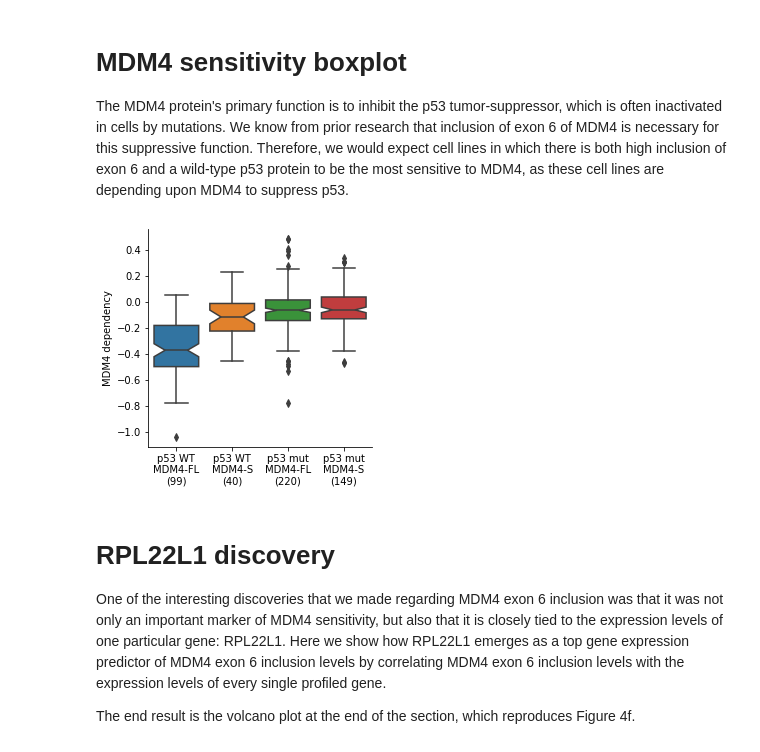
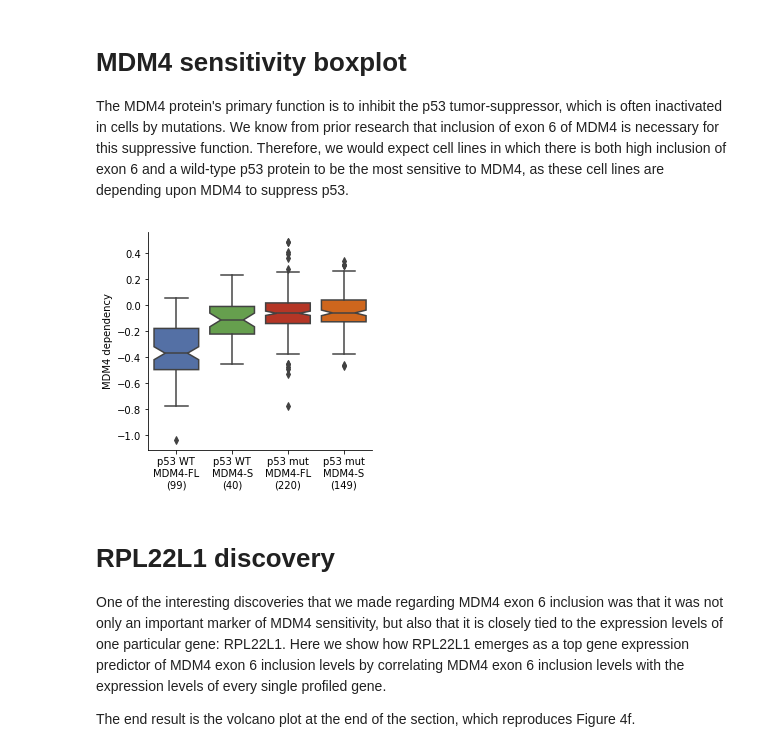
Before and after one commit to kevinhu/ccle-2019-analysis, a Jupyter notebook: notebooks/figure4_mdm4-splicing.ipynb, the cells around one changed output. Cells and saved outputs as stored; diff of their text form; code cells hidden in the pictures.

```diff
--- a/notebooks/figure4_mdm4-splicing.ipynb
+++ b/notebooks/figure4_mdm4-splicing.ipynb
@@ -261,56 +266,68 @@ mdm4_merge = pd.concat([
     avana["MDM4_ENSG00000198625"].rename("MDM4_avana"),
     drive["MDM4_ENSG00000198625"].rename("MDM4_drive"),
     achilles["MDM4_ENSG00000198625"].rename("MDM4_achilles"),
-    exonusage["MDM4_3p_chr1_204506558_204506625_ENSG00000198625.8"].rename("exon6_3p"),
-    exonusage["MDM4_5p_chr1_204506558_204506625_ENSG00000198625.8"].rename("exon6_5p"),
+    exonusage["MDM4_3p_chr1_204506558_204506625_ENSG00000198625.8"].rename(
+        "exon6_3p"),
+    exonusage["MDM4_5p_chr1_204506558_204506625_ENSG00000198625.8"].rename(
+        "exon6_5p"),
     hs_muts["TP53"].rename("TP53_hs"),
     damaging_muts["TP53"].rename("TP53_damaging")
-],axis=1,sort=True)
+], axis=1, sort=True)
 
-mdm4_merge["exon6_inclusion"] = (mdm4_merge["exon6_3p"] + mdm4_merge["exon6_5p"])/2
+mdm4_merge["exon6_inclusion"] = (
+    mdm4_merge["exon6_3p"] + mdm4_merge["exon6_5p"])/2
 
-mdm4_merge = mdm4_merge.dropna(subset = ["exon6_inclusion","TP53_hs"])
+mdm4_merge = mdm4_merge.dropna(subset=["exon6_inclusion", "TP53_hs"])
 
-mdm4_merge["exon6_included"] = mdm4_merge["exon6_inclusion"]>0.25
+mdm4_merge["exon6_included"] = mdm4_merge["exon6_inclusion"] > 0.25
+
 
 def mdm4_tp53_category(row):
     exon6 = row["exon6_included"]
     tp53 = row["TP53_hs"]
 
     if tp53:
         if exon6:
             return 2
         else:
             return 3
     else:
         if exon6:
             return 0
         else:
             return 1
 
-mdm4_merge["status"] = mdm4_merge.apply(mdm4_tp53_category,axis=1)
+
+mdm4_merge["status"] = mdm4_merge.apply(mdm4_tp53_category, axis=1)
 
 mdm4_merge = mdm4_merge.dropna(subset=["MDM4_avana"])
 
-plt.figure(figsize=(4,4))
+plt.figure(figsize=(4, 4))
 ax = plt.subplot(111)
-sns.boxplot(mdm4_merge["status"],mdm4_merge["MDM4_avana"],notch=True)
+sns.boxplot(mdm4_merge["status"],
+            mdm4_merge["MDM4_avana"],
+            notch=True,
+            palette=sns.color_palette(
+                ["#466CB3", "#61AC41", "#CD230E", "#EB6100"])
+            )
 
 counts = Counter(mdm4_merge["status"])
 
 ax.set_xticklabels([
-"p53 WT\nMDM4-FL\n("+str(counts[0])+")",
-"p53 WT\nMDM4-S\n("+str(counts[1])+")",
-"p53 mut\nMDM4-FL\n("+str(counts[2])+")",
-"p53 mut\nMDM4-S\n("+str(counts[3])+")"])
+    "p53 WT\nMDM4-FL\n("+str(counts[0])+")",
+    "p53 WT\nMDM4-S\n("+str(counts[1])+")",
+    "p53 mut\nMDM4-FL\n("+str(counts[2])+")",
+    "p53 mut\nMDM4-S\n("+str(counts[3])+")"])
 
 plt.xlabel("")
 plt.ylabel("MDM4 dependency")
 
 ax.spines["top"].set_visible(False)
 ax.spines["right"].set_visible(False)
+
+plt.savefig("../plots/figure4d.pdf", bbox_inches="tight")
 # %% [output]
-[figure, old version]
+[figure, new version]
 # %% [markdown]
 # RPL22L1 discovery
 
```
Also changed, not shown: parts of 8 cells of this notebook, 3 other files.
